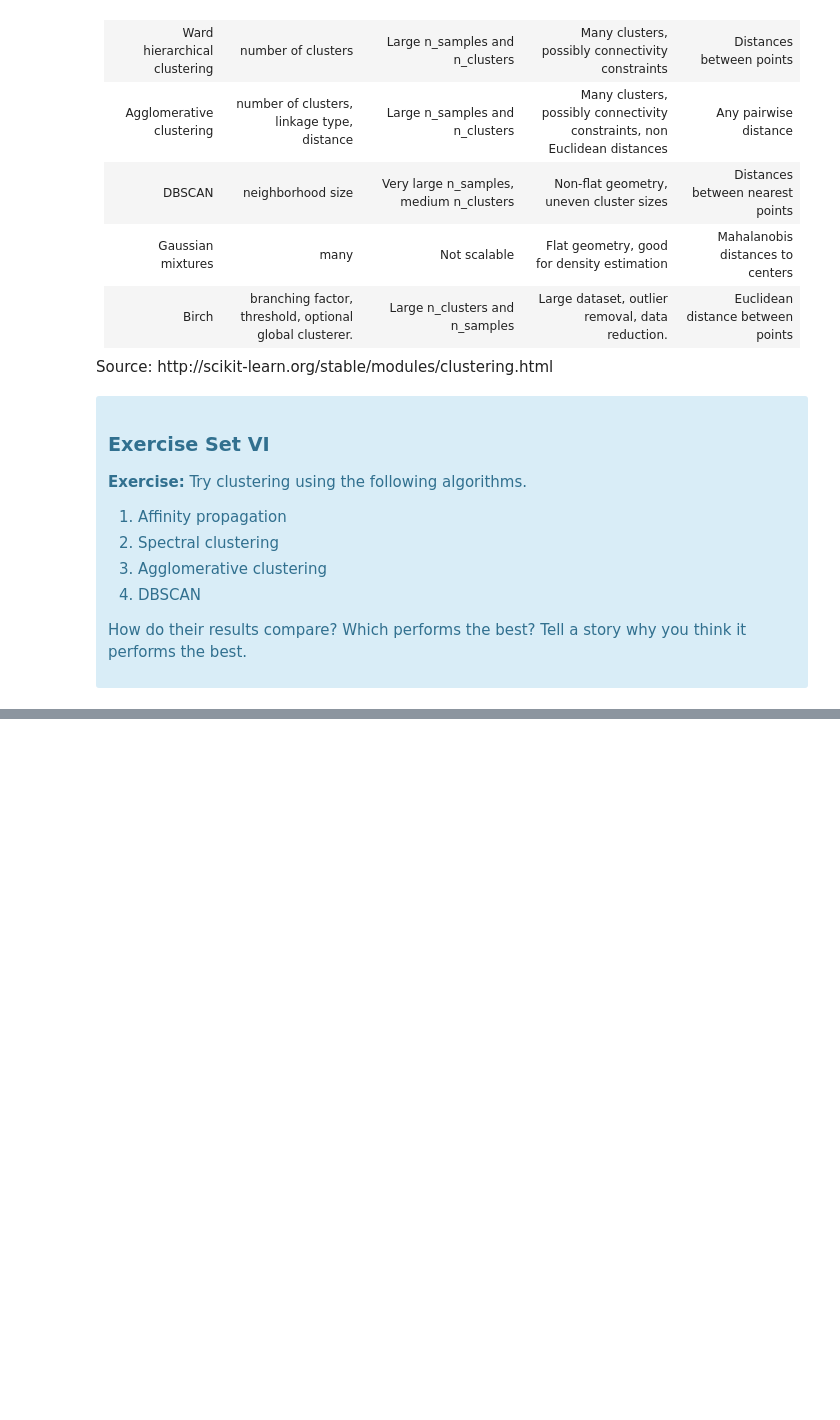
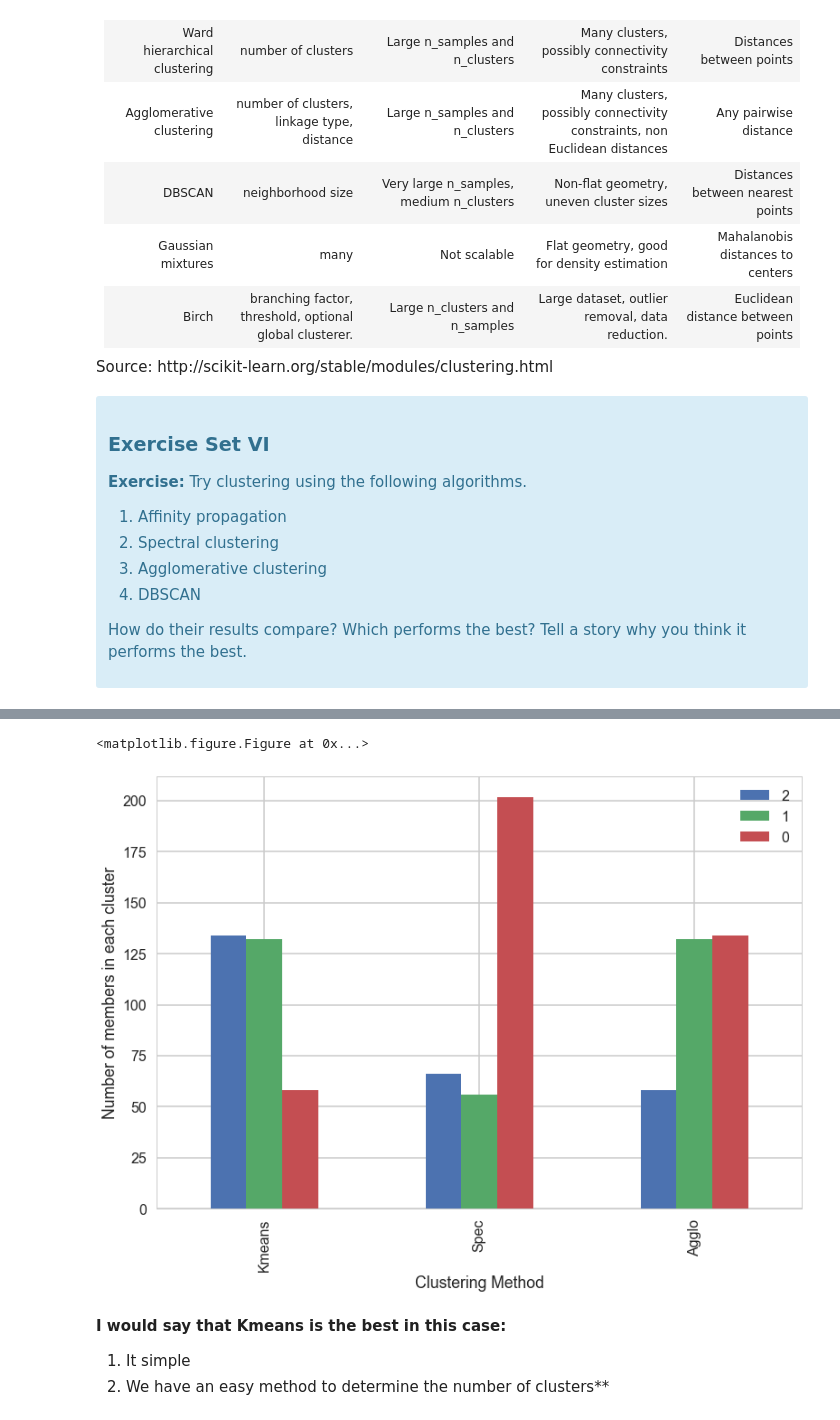
Before and after one commit to JCardenasRdz/SpringBoard, a Jupyter notebook: Projects/18_Clustering/Mini_Project_Clustering_Julio.ipynb, the cells around one changed output, grey strips where cells are left out. Drawn from its saved outputs; the diff is of its cells as text; code cells hidden in the pictures; blank space fills up the shorter version.

```diff
--- a/Projects/18_Clustering/Mini_Project_Clustering_Julio.ipynb
+++ b/Projects/18_Clustering/Mini_Project_Clustering_Julio.ipynb
@@ -551,0 +573,9 @@ Source: http://scikit-learn.org/stable/modules/clustering.html
+# %%
+cluster_counts();
+# %% [output]
+<matplotlib.figure.Figure at 0x...>
+[figure, added]
+# %% [markdown]
+**I would say that Kmeans is the best in this case:**
+1. It simple
+2. We have an easy method to determine the number of clusters**
```
Also changed, not shown: parts of 8 cells of this notebook, 1 other file.
